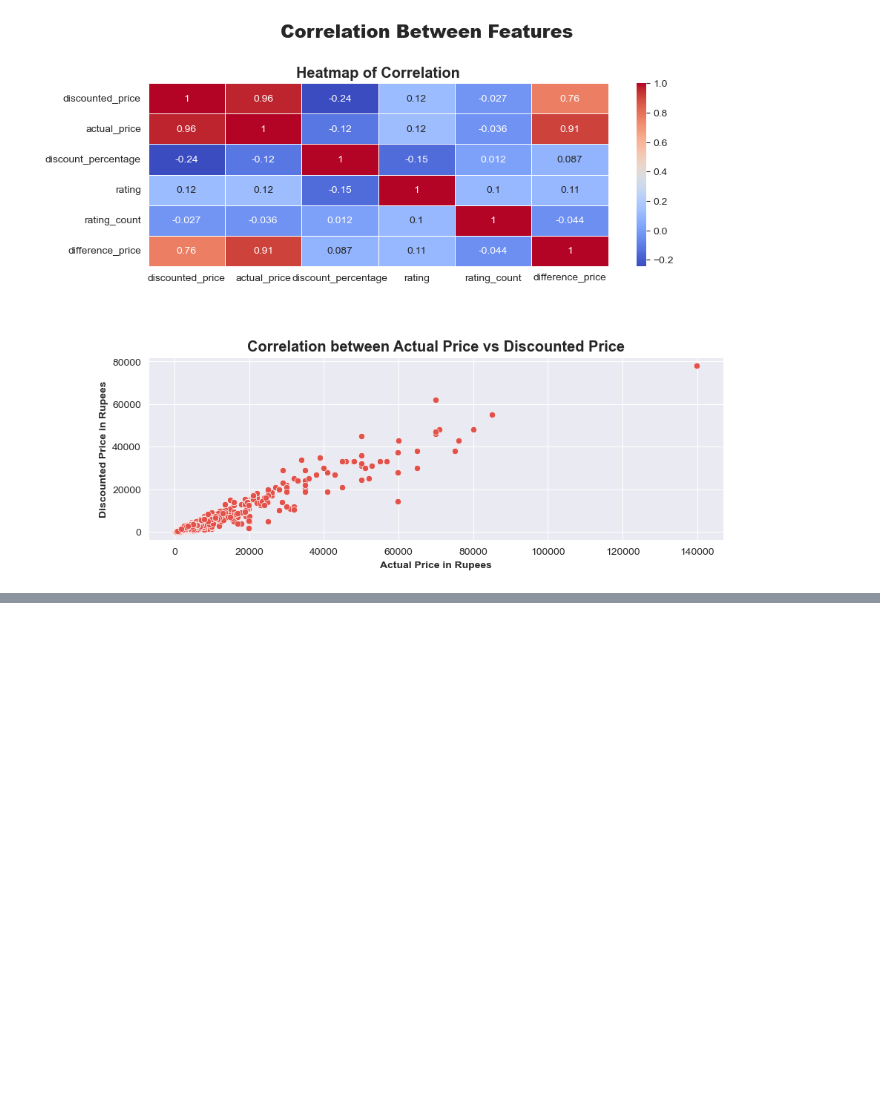
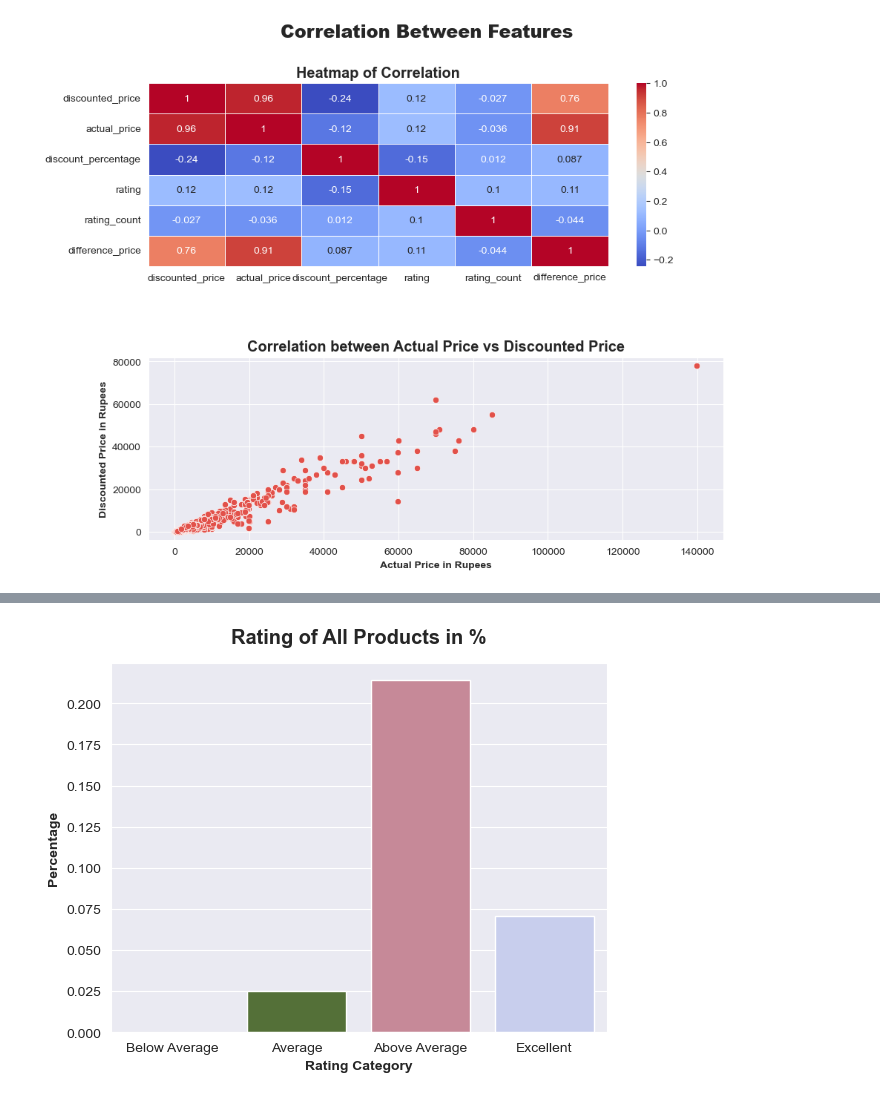
Before and after one commit to Seyone68/Amazon-Sales---Sentiment-Analysis, a Jupyter notebook: app/sales_eda.ipynb, the cells around one changed output, grey strips where cells are left out. Drawn from its saved outputs; the diff is of its cells as text; code cells hidden in the pictures; blank space fills up the shorter version.

```diff
--- a/app/sales_eda.ipynb
+++ b/app/sales_eda.ipynb
@@ -530,0 +607,19 @@ plt.show()
+# %%
+# Rating of all products in %
+
+rating_order = ['Below Average', 'Average', 'Above Average', 'Excellent']
+rating_count = df1['rating_score'].value_counts(normalize=True).rename_axis('Rating').reset_index(name='counts')
+
+rating_count['counts'] = rating_count['counts'].round(3)
+
+rating_count_plot = sns.barplot(data=rating_count, x='Rating', y='counts', order=rating_order, palette='cubehelix')
+
+rating_count_plot.set_title('Rating of All Products in %', fontweight='bold', size='x-large', y=1.03)
+rating_count_plot.set_xlabel('Rating Category', fontweight='bold')
+rating_count_plot.set_ylabel('Percentage', fontweight='bold')
+
+rating_count_plot.bar_label(rating_count_plot.containers[0])
+
+plt.show()
+# %% [output]
+[figure, added]
```
Also changed, not shown: parts of 7 cells of this notebook.
